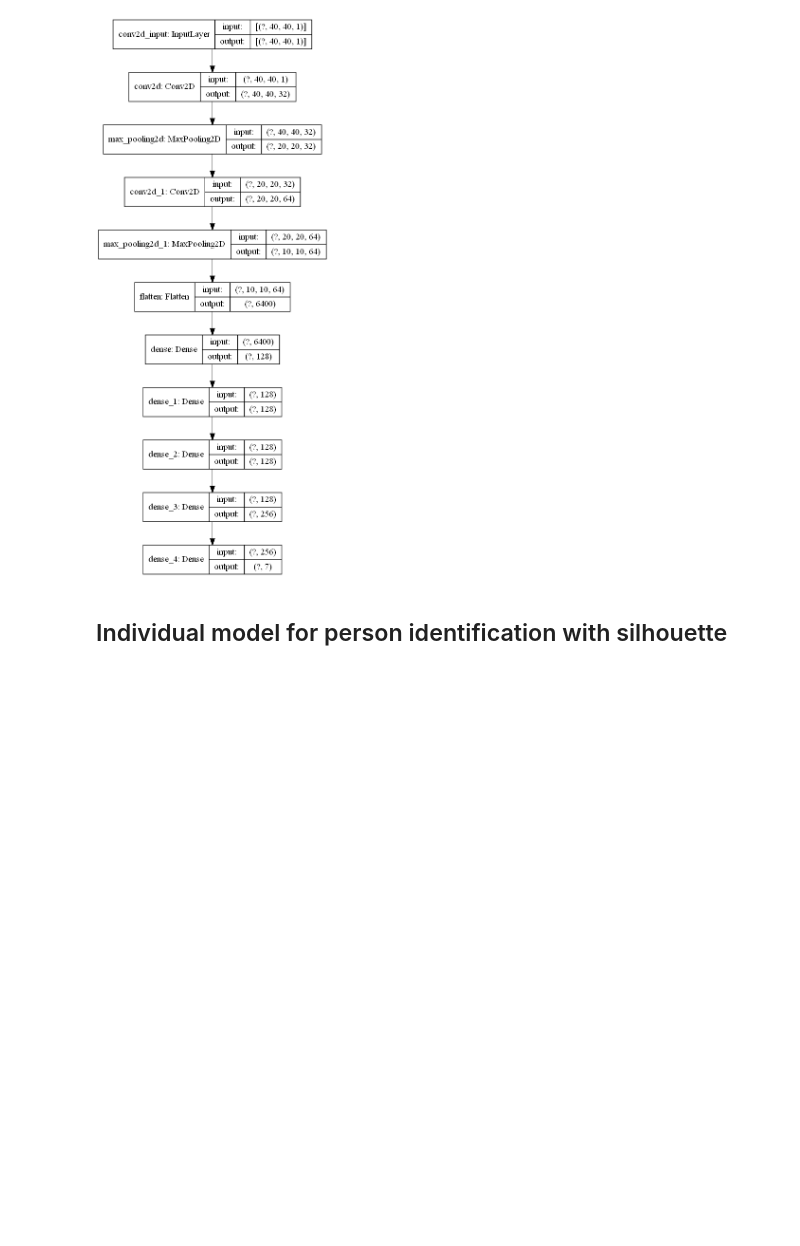
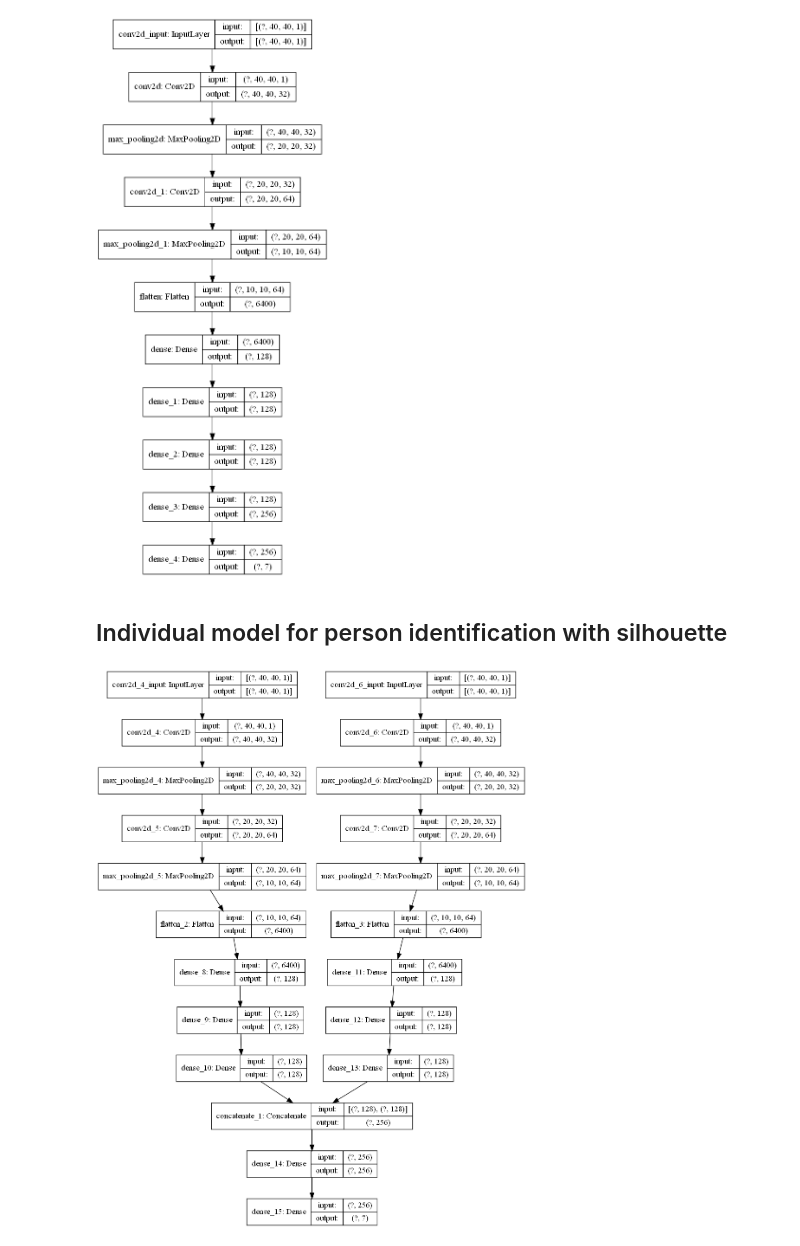
Before and after one commit to dbchango/re-id-project, a Jupyter notebook: model_exp.ipynb, the cells around one changed output. Drawn from its saved outputs; the diff is of its cells as text; code cells hidden in the pictures; blank space fills up the shorter version.

Commit message:
Model corrections

```diff
--- a/model_exp.ipynb
+++ b/model_exp.ipynb
@@ -120,5 +118,9 @@ plot_model(model, 'model2.png', show_shapes=True, show_layer_names=True)
 # %% [markdown]
 ## Individual model for person identification with silhouette
 # %%
-from utils.Models import individual_feature_model
-model = individual_feature_model((40, 40, 1))
+from utils.Models import prototype_model_for_reid
+from tensorflow.keras.utils import plot_model
+model = prototype_model_for_reid((40, 40, 1))
+plot_model(model, 'model_sample.png', show_shapes=True)
+# %% [output]
+[figure, added]
```
Also changed, not shown: parts of 1 cell of this notebook, 8 other files.
